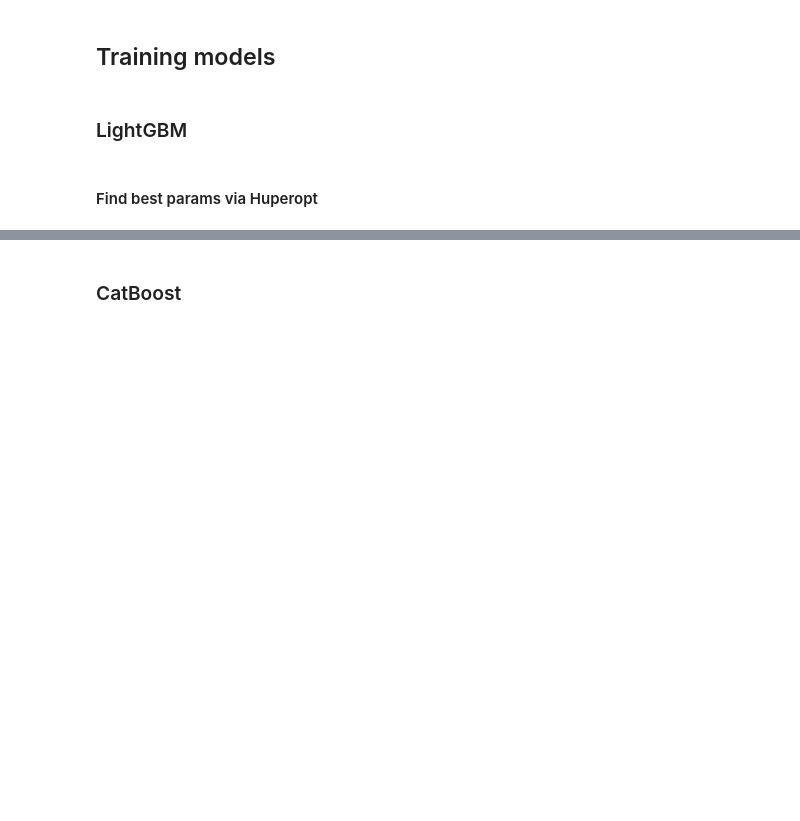
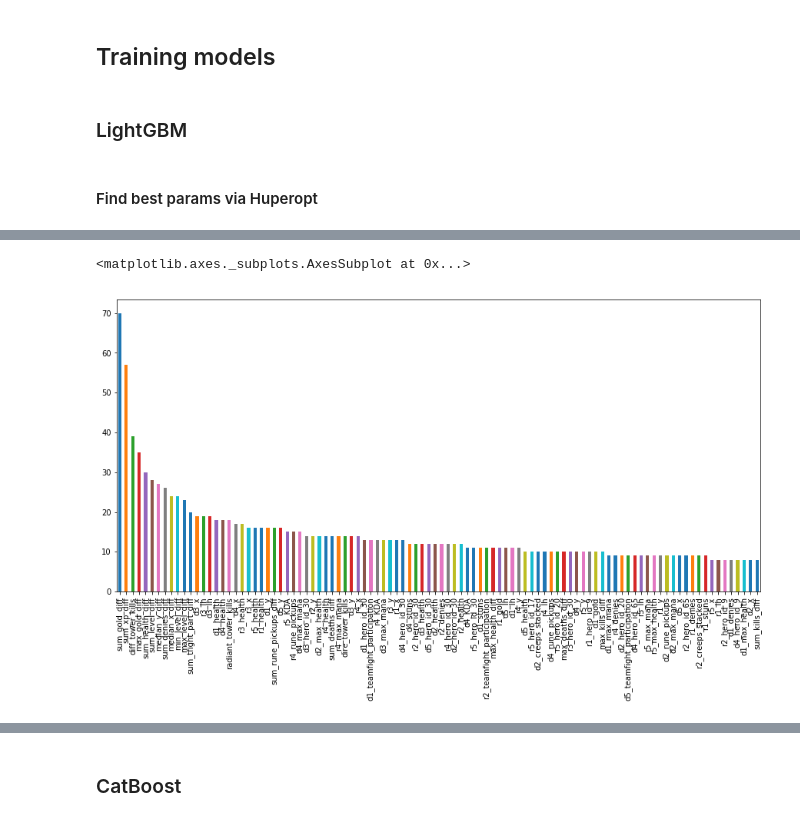
Before and after one commit to Dmitry513/Dota2, a Jupyter notebook: Dota2.ipynb, the cells around one changed output, grey strips where cells are left out. Cells and saved outputs as stored; diff of their text form; code cells hidden in the pictures; blank space fills up the shorter version.

Commit message:
16_04_lgbm

```diff
--- a/Dota2.ipynb
+++ b/Dota2.ipynb
@@ -229,7 +277,7 @@ def max_hero_feature(df, feature):
 #     dire = np.max(list(zip(df['d1_'+feature], df['d2_'+feature], df['d3_'+feature],
 #                 df['d4_'+feature], df['d5_'+feature])), axis=1)
 
-    return radiant/dire
+    return radiant/(dire)
 
 def min_hero_feature(df, feature):
     # max
@@ -259,6 +307,20 @@ def sum_hero_feature(df, feature):
     dire = df[dire_cols].sum(axis=1)
 
     return radiant/dire
+
+def median_hero_feature(df, feature):
+    # mean
+    radiant_cols = []
+    dire_cols = []
+
+    for i in range(1, 6):
+        i = str(i)
+        radiant_cols.append('r'+i+'_'+feature)
+        dire_cols.append('d'+i+'_'+feature)
+    radiant = df[radiant_cols].median(axis=1)
+    dire = df[dire_cols].median(axis=1)
+
+    return radiant - dire
 # %%
 def KDA_ratio(df):
     for i in range(1, 6):
@@ -315,4 +377,13 @@ df_train_test['sum_health_diff'] = sum_hero_feature(df_train_test, 'health')
 
 # max_health
 df_train_test['sum_health_diff'] = sum_hero_feature(df_train_test, 'max_health')
+
+# x
+df_train_test['median_x_diff'] = median_hero_feature(df_train_test, 'x')
+df_train_test['min_x_diff'] = min_hero_feature(df_train_test, 'x')
+
+
+# y
+df_train_test['median_y_diff'] = median_hero_feature(df_train_test, 'y')
+df_train_test['min_y_diff'] = min_hero_feature(df_train_test, 'y')
 # %% [output]
@@ -320,5 +391,15 @@ Wall time: 591 ms
 # %%
 df_train_test = KDA_ratio(df_train_test)
+# %%
+df_train_test = df_train_test.fillna(0)  # replase NaN to zeros
+
+for col in df_train_test.columns:  # replase infinite values to min or max value in column
+
+    mx = df_train_test.loc[df_train_test[col] != np.inf, [col]].max()  # max value in column
+    df_train_test[col].replace([np.inf], mx, inplace=True)  # replace inf to the max value
+
+    mn = df_train_test.loc[df_train_test[col] != -np.inf, [col]].min()  # min value
+    df_train_test[col].replace([-np.inf], mn, inplace=True)  # replace -inf to min value
 # %%
 # df_train_test['r_team_hero_id'] = df_train_test['r1_hero_id'].astype('str') + df_train_test['r2_hero_id'].astype('str') + df_train_test['r3_hero_id'].astype('str') +\
 #                 df_train_test['r4_hero_id'].astype('str') + df_train_test['r5_hero_id'].astype('str')
@@ -428,2 +519,8 @@ np.mean(cross_val_score(lgbm_model, X_train.values, y, scoring='accuracy', cv=4)
 # %%
 lgbm_pred = lgbm_model.fit(X_train.values, y).predict_proba(X_test)[:, 1]
+# %%
+plt.figure(figsize=(15, 7))
+pd.Series(dict(zip(X_train.columns,lgbm_model.feature_importances_))).sort_values(ascending=False)[:100].plot(kind='bar')
+# %% [output]
+<matplotlib.axes._subplots.AxesSubplot at 0x...>
+[figure, added]
```
Also changed, not shown: parts of 30 cells of this notebook.
